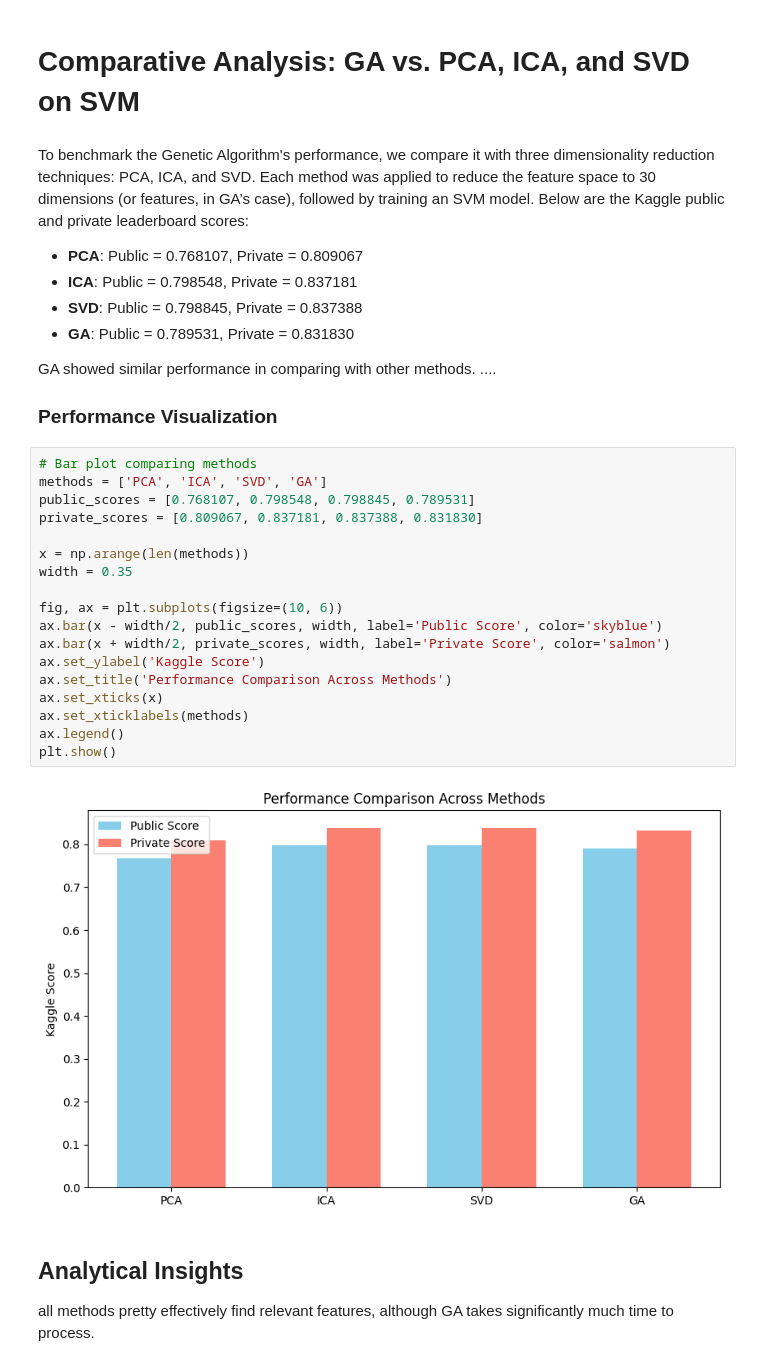
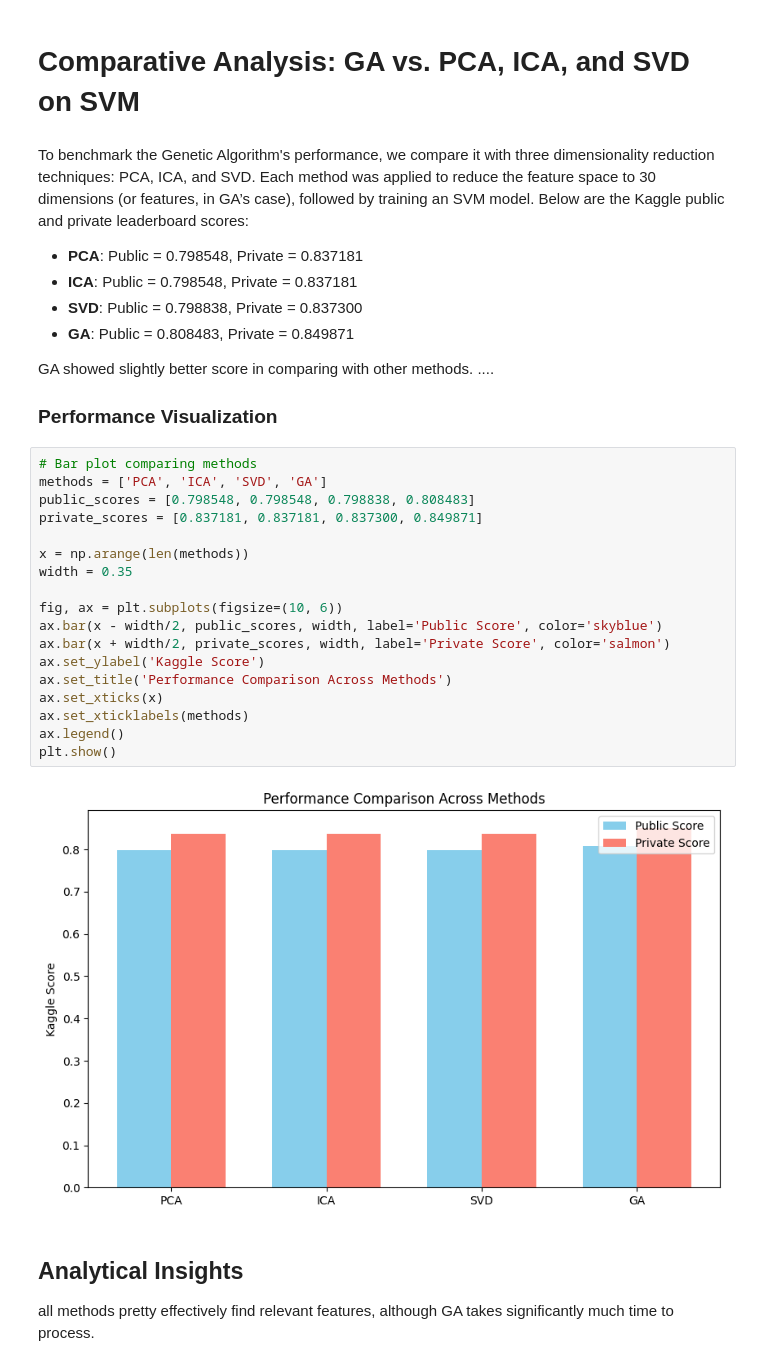
Before and after one commit to poinka/FraudDetection, a Jupyter notebook: main.ipynb, the cells around one changed output. Cells and saved outputs as stored; diff of their text form.

```diff
--- a/main.ipynb
+++ b/main.ipynb
@@ -613,34 +613,34 @@ Private score: 0.808483
 # %% [markdown]
 To benchmark the Genetic Algorithm's performance, we compare it with three dimensionality reduction techniques: PCA, ICA, and SVD. Each method was applied to reduce the feature space to 30 dimensions (or features, in GA’s case), followed by training an SVM model. Below are the Kaggle public and private leaderboard scores:
 
-- **PCA**: Public = 0.768107, Private = 0.809067
+- **PCA**: Public = 0.798548, Private = 0.837181
 - **ICA**: Public = 0.798548, Private = 0.837181
-- **SVD**: Public = 0.798845, Private = 0.837388
-- **GA**: Public = 0.789531, Private = 0.831830
+- **SVD**: Public = 0.798838, Private = 0.837300
+- **GA**: Public = 0.808483, Private = 0.849871
 
-GA showed similar performance in comparing with other methods. ....
+GA showed slightly better score in comparing with other methods. ....
 
 ### Performance Visualization
 # %%
 # Bar plot comparing methods
 methods = ['PCA', 'ICA', 'SVD', 'GA']
-public_scores = [0.768107, 0.798548, 0.798845, 0.789531]
-private_scores = [0.809067, 0.837181, 0.837388, 0.831830]
+public_scores = [0.798548, 0.798548, 0.798838, 0.808483]
+private_scores = [0.837181, 0.837181, 0.837300, 0.849871]
 
 x = np.arange(len(methods))
 width = 0.35
 
 fig, ax = plt.subplots(figsize=(10, 6))
 ax.bar(x - width/2, public_scores, width, label='Public Score', color='skyblue')
 ax.bar(x + width/2, private_scores, width, label='Private Score', color='salmon')
 ax.set_ylabel('Kaggle Score')
 ax.set_title('Performance Comparison Across Methods')
 ax.set_xticks(x)
 ax.set_xticklabels(methods)
 ax.legend()
 plt.show()
 # %% [output]
-[figure, old version]
+[figure, new version]
 # %% [markdown]
 ## Analytical Insights
 
```
Also changed, not shown: parts of 3 cells of this notebook.
